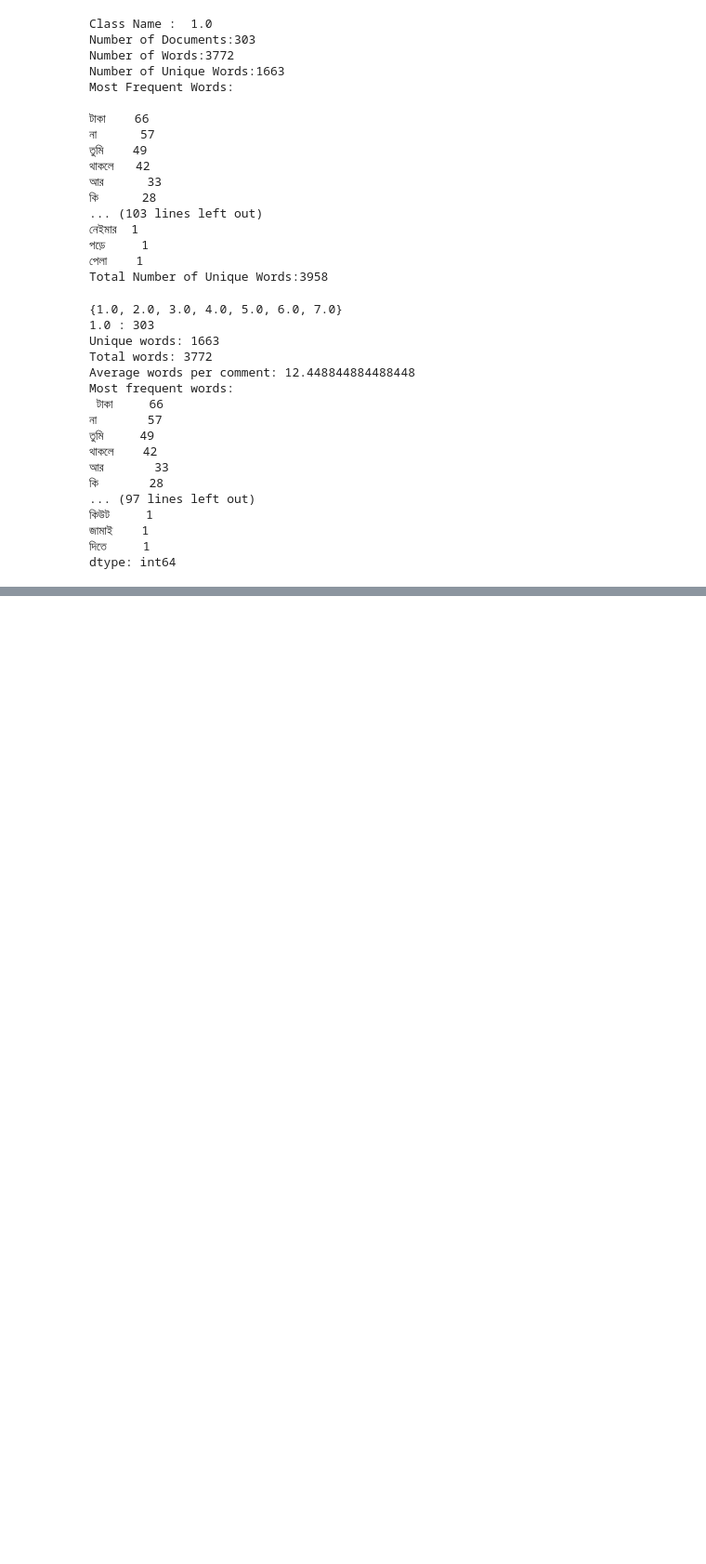
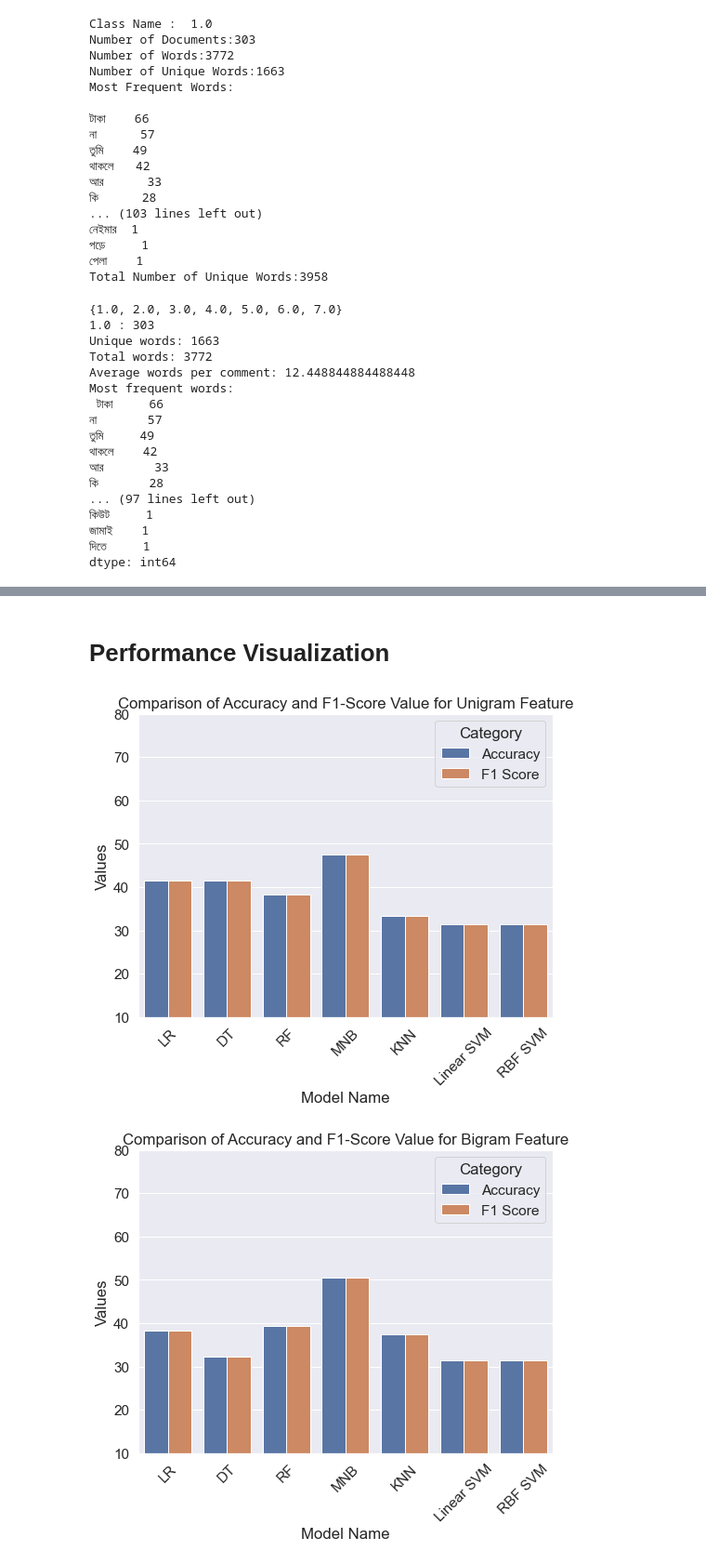
Before and after one commit to anikislam104/Sentiment_analysis_learning, a Jupyter notebook: merging_excels.ipynb, the cells around one changed output, grey strips where cells are left out. Shown at 93% size. Drawn from its saved outputs; the diff is of its cells as text; code cells hidden in the pictures; blank space fills up the shorter version.

Commit message:
model run

```diff
--- a/merging_excels.ipynb
+++ b/merging_excels.ipynb
@@ -337,0 +626,14 @@ dtype: int64
+# %%
+## save the performance of the model for each gram feature
+gram_names = ['Unigram','Bigram','Trigram']
+ngrams = [(1,1),(1,2),(1,3)]
+for i,gram in enumerate(ngrams):
+    tfidf,feature = calc_gram_tfidf(dataset.cleaned,gram)
+    labels = label_encoding(dataset.Label,False)
+    X_train,X_test,y_train,y_test = dataset_split(feature,labels)
+    ml_models,model_names = ml_models_defination()
+    # call model accuracy function and save the metrices into a dictionary
+    accuracy = {f'{model_names[j]}':model_performace(model,X_train,X_test,y_train,y_test) for j,model in enumerate(ml_models)}
+    #Save the performance parameter into json file
+    with open(f'./{gram_names[i]}_performance.json', 'w') as fp:
+        json.dump(accuracy, fp)
@@ -337,0 +658,15 @@ dtype: int64
+# %%
+
+
+# Load all the json files
+gram_names = ['Unigram','Bigram','Trigram']
+
+for gram in gram_names:
+  accuracy = json.load(open(f'./{gram}_performance.json'))
+  table = performance_table(accuracy)
+  print(f"\n========== Performace Table for {gram} feature:========\n",table)
+  print(f"\n========In case of {gram} feature:========\n")
+  print(f"Highest Accuracy achieved by {table['Model Name'][table.Accuracy.idxmax(axis = 0)]} at = {max(table.Accuracy)}")
+  print(f"Highest F1-Score achieved by {table['Model Name'][table['F1 Score'].idxmax(axis = 0)]} at = {max(table['F1 Score'] )}")
+  print(f"Highest Precision Score achieved by {table['Model Name'][table['Precision'].idxmax(axis = 0)]} at = {max(table['Precision'] )}")
+  print(f"Highest Recall Score achieved by {table['Model Name'][table['Recall'].idxmax(axis = 0)]} at = {max(table['Recall'] )}")
@@ -337,0 +691,19 @@ dtype: int64
+# %% [markdown]
+# Performance Visualization
+# %%
+gram_names = ['Unigram','Bigram','Trigram']
+
+for gram in gram_names:
+  accuracy = json.load(open(f'./{gram}_performance.json'))
+  table = performance_table(accuracy)
+  df = pd.melt(table[['Accuracy','F1 Score','Model Name']], id_vars="Model Name", var_name="Category", value_name="Values")
+  plt.figure(figsize=(8,6))
+  ax = plt.subplot()
+  sns.barplot(data=df,x='Model Name', y='Values' ,hue='Category')
+  ax.set_xlabel('Model Name')
+  ax.set_title(f'Comparison of Accuracy and F1-Score Value for {gram} Feature')
+  ax.set_ylim([10,80])
+  ax.xaxis.set_ticklabels(table['Model Name'], rotation=45);
+# %% [output]
+[figure, added]
+[figure, added]
```
Also changed, not shown: parts of 26 cells of this notebook, 4 other files.
